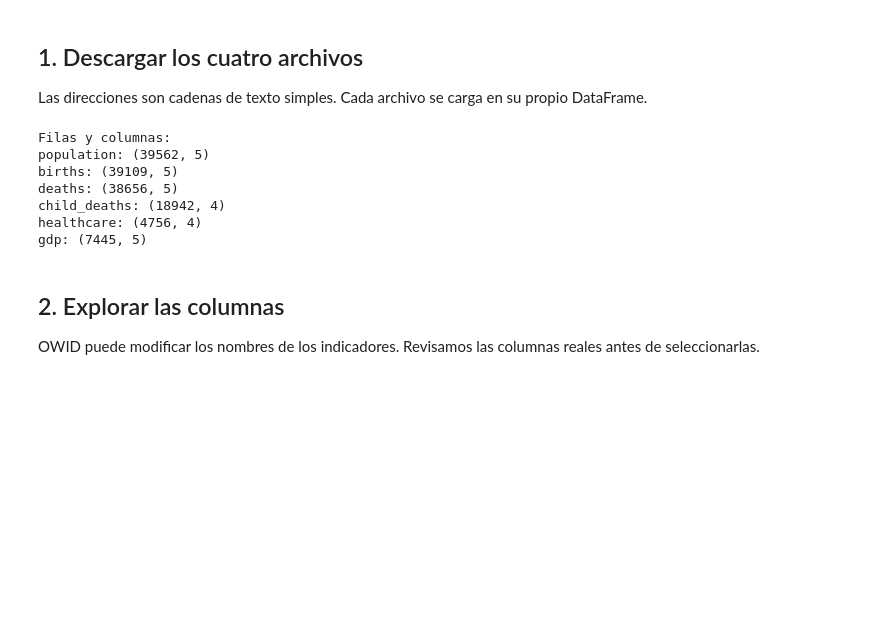
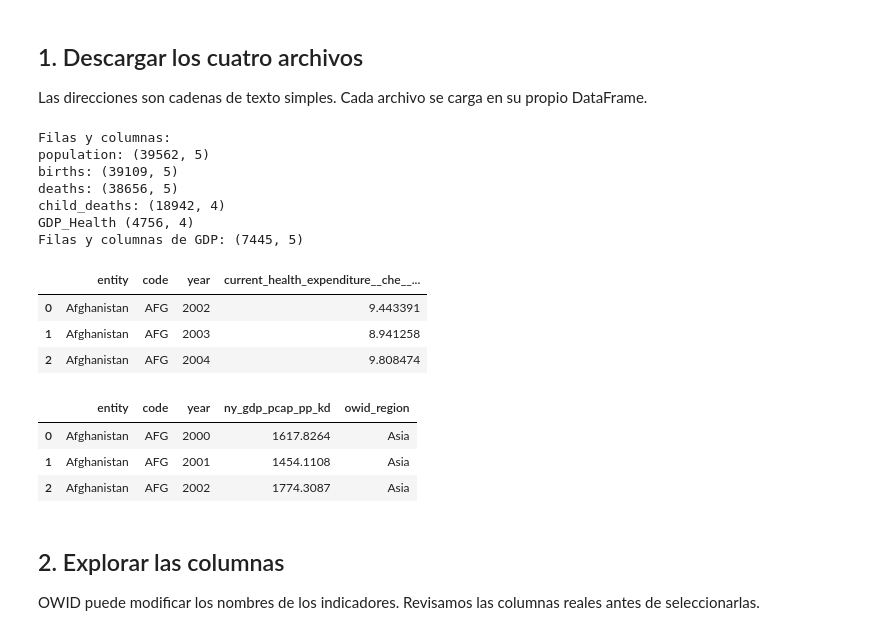
Before and after one commit to Thedarkmoon28/Big_Data, a Jupyter notebook: U2_1_Modelos_ML/notebooks/U3_2_Preparacion_dataset.ipynb, the cells around one changed output. Drawn from its saved outputs; the diff is of its cells as text; code cells hidden in the pictures; blank space fills up the shorter version.

```diff
--- a/U2_1_Modelos_ML/notebooks/U3_2_Preparacion_dataset.ipynb
+++ b/U2_1_Modelos_ML/notebooks/U3_2_Preparacion_dataset.ipynb
@@ -20,28 +21,45 @@ url_population = BASE + "population-with-un-projections" + SUFIJO
 url_births = BASE + "number-of-births-per-year" + SUFIJO
 url_deaths = BASE + "number-of-deaths-per-year" + SUFIJO
 url_child_deaths = BASE + "number-of-child-deaths-unwpp" + SUFIJO
-url_healthcare = BASE + "total-healthcare-expenditure-gdp" + SUFIJO
+url_GDP_Healt = BASE + "total-healthcare-expenditure-gdp" + SUFIJO
 url_gdp = BASE + "gdp-per-capita-worldbank" + SUFIJO
 
 population = pd.read_csv(url_population, storage_options=OPCIONES_OWID)
 births = pd.read_csv(url_births, storage_options=OPCIONES_OWID)
 deaths = pd.read_csv(url_deaths, storage_options=OPCIONES_OWID)
 child_deaths = pd.read_csv(url_child_deaths, storage_options=OPCIONES_OWID)
-healthcare = pd.read_csv(url_healthcare, storage_options=OPCIONES_OWID)
-gdp = pd.read_csv(url_gdp, storage_options=OPCIONES_OWID)
+HEALTH = pd.read_csv(url_GDP_Healt, storage_options=OPCIONES_OWID)
+gdp_df = pd.read_csv(url_gdp, storage_options=OPCIONES_OWID)
+
+
+
 
 print("Filas y columnas:")
 print("population:", population.shape)
 print("births:", births.shape)
 print("deaths:", deaths.shape)
 print("child_deaths:", child_deaths.shape)
-print("healthcare:", healthcare.shape)
-print("gdp:", gdp.shape)
+print("GDP_Health", HEALTH.shape)
+print("Filas y columnas de GDP:", gdp_df.shape)
 # %% [output]
 Filas y columnas:
 population: (39562, 5)
 births: (39109, 5)
 deaths: (38656, 5)
 child_deaths: (18942, 4)
-healthcare: (4756, 4)
-gdp: (7445, 5)
+GDP_Health (4756, 4)
+Filas y columnas de GDP: (7445, 5)
+# %%
+HEALTH.head(3)
+# %% [output]
+|  | entity | code | year | current_health_expenditure__che__... |
+| 0 | Afghanistan | AFG | 2002 | 9.443391 |
+| 1 | Afghanistan | AFG | 2003 | 8.941258 |
+| 2 | Afghanistan | AFG | 2004 | 9.808474 |
+# %%
+gdp_df.head(3)
+# %% [output]
+|  | entity | code | year | ny_gdp_pcap_pp_kd | owid_region |
+| 0 | Afghanistan | AFG | 2000 | 1617.8264 | Asia |
+| 1 | Afghanistan | AFG | 2001 | 1454.1108 | Asia |
+| 2 | Afghanistan | AFG | 2002 | 1774.3087 | Asia |
```
Also changed, not shown: parts of 9 cells of this notebook, 3 other files.
